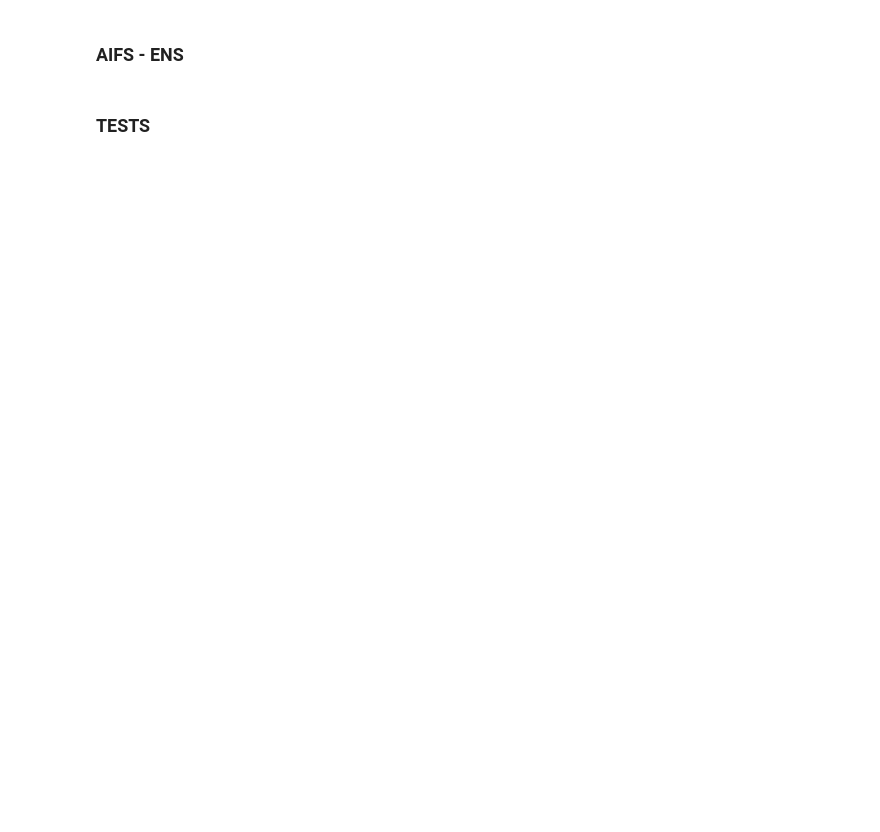
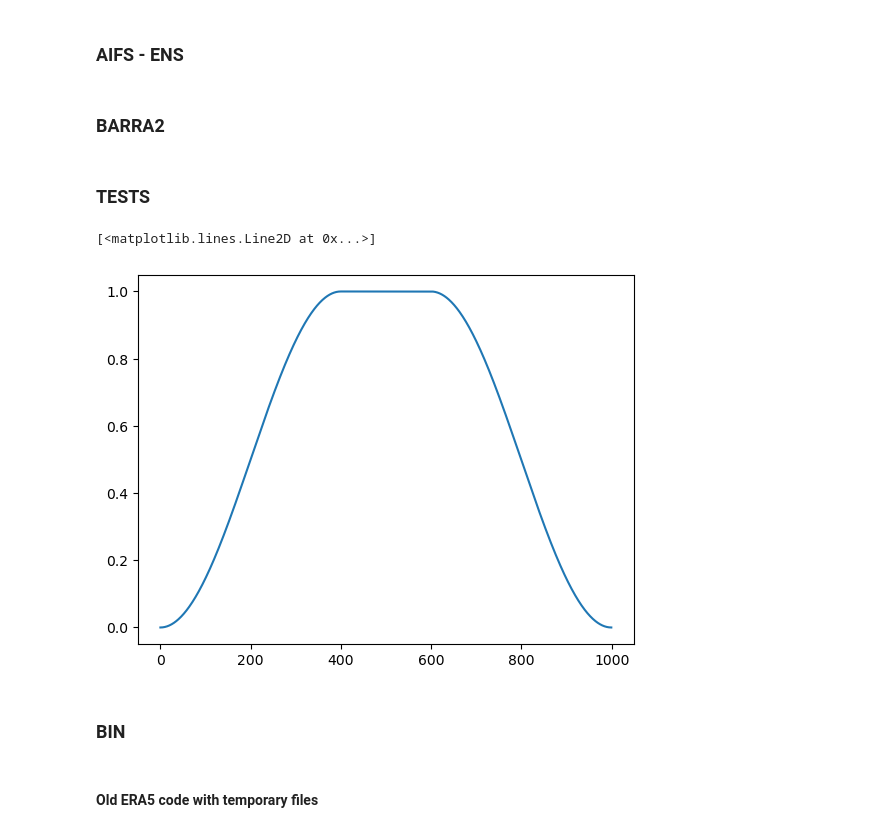
Before and after one commit to CatdBD/AIFS-energy-spectra, a Jupyter notebook: zonal_energy_spectrum.ipynb, the cells around one changed output. Cells and saved outputs as stored; diff of their text form; code cells hidden in the pictures; blank space fills up the shorter version.

```diff
--- a/zonal_energy_spectrum.ipynb
+++ b/zonal_energy_spectrum.ipynb
@@ -264,0 +343,2 @@ for lead_time_index in lead_times:
+# %% [markdown]
+### BARRA2
@@ -265,2 +383,18 @@ for lead_time_index in lead_times:
 # %% [markdown]
 ### TESTS
+# %%
+src = xr.DataArray(
+        np.zeros(1000),
+        coords={"longitude": np.arange(0, 1000, 1)},
+        dims="longitude",
+        name="weights"
+    )
+ds = tukey_1d(src, 0.8)
+plt.plot(ds)
+# %% [output]
+[<matplotlib.lines.Line2D at 0x...>]
+[figure, added]
+# %% [markdown]
+### BIN
+# %% [markdown]
+#### Old ERA5 code with temporary files
```
Also changed, not shown: parts of 19 cells of this notebook, 2 other files.
